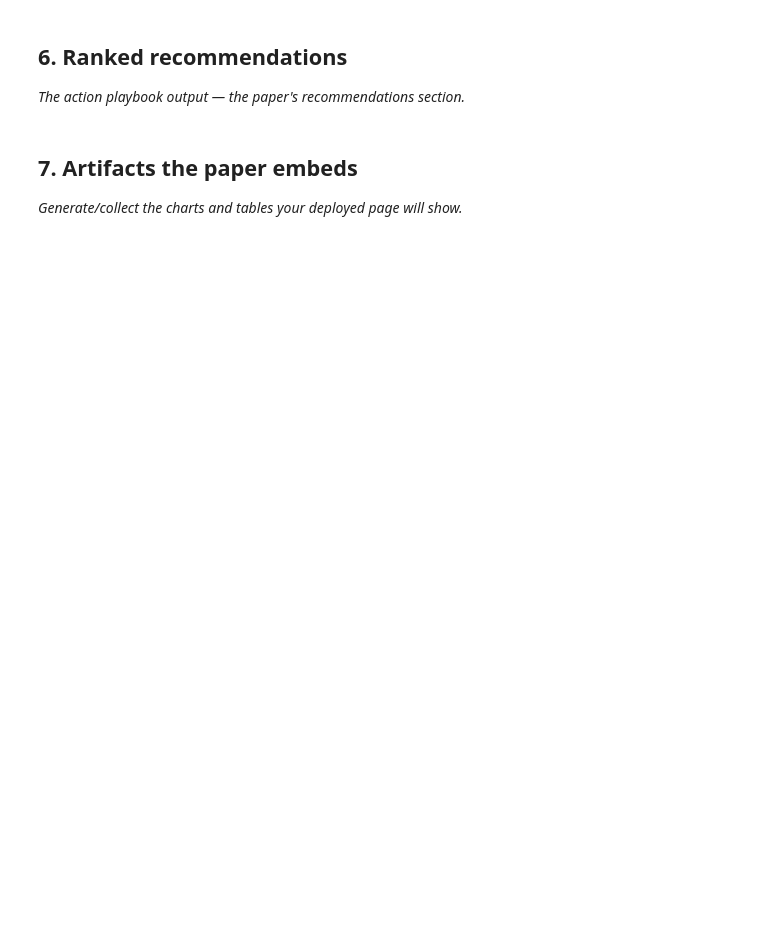
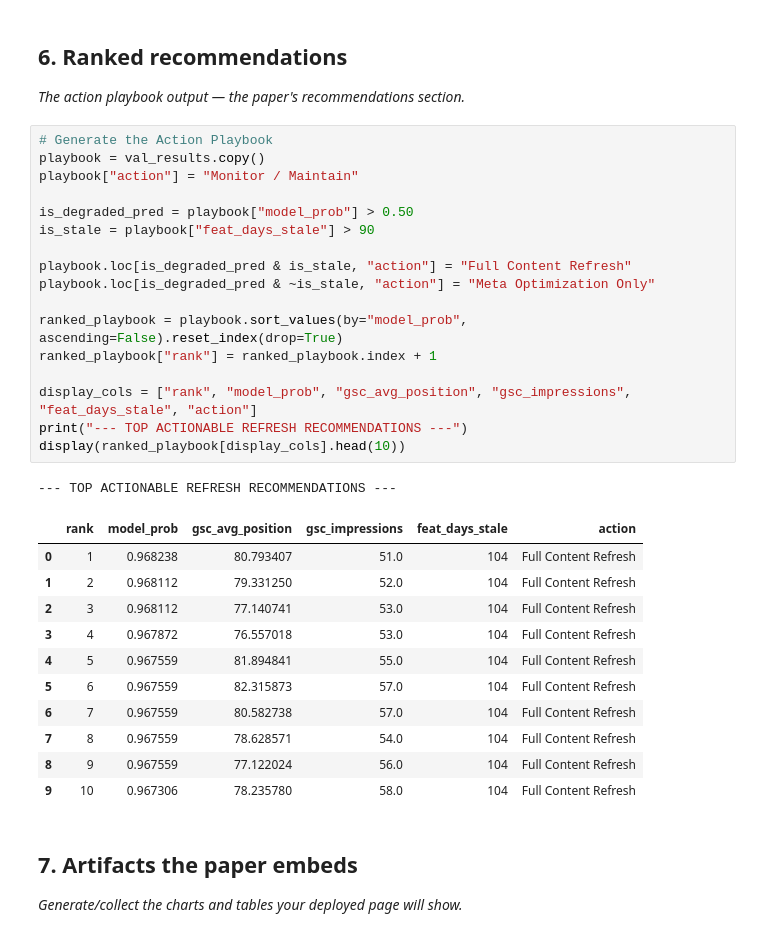
Before and after one commit to Yashraj-mlrobo/flyrank-task-1, a Jupyter notebook: work/notebooks/capstone.ipynb, the cells around one changed output. Drawn from its saved outputs; the diff is of its cells as text; blank space fills up the shorter version.

```diff
--- a/work/notebooks/capstone.ipynb
+++ b/work/notebooks/capstone.ipynb
@@ -30,6 +300,36 @@ This skeleton is yours to fill. Work the sections **in order** — each one has
 ## 6. Ranked recommendations
 
 *The action playbook output — the paper's recommendations section.*
+# %%
+# Generate the Action Playbook
+playbook = val_results.copy()
+playbook["action"] = "Monitor / Maintain"
+
+is_degraded_pred = playbook["model_prob"] > 0.50
+is_stale = playbook["feat_days_stale"] > 90
+
+playbook.loc[is_degraded_pred & is_stale, "action"] = "Full Content Refresh"
+playbook.loc[is_degraded_pred & ~is_stale, "action"] = "Meta Optimization Only"
+
+ranked_playbook = playbook.sort_values(by="model_prob", ascending=False).reset_index(drop=True)
+ranked_playbook["rank"] = ranked_playbook.index + 1
+
+display_cols = ["rank", "model_prob", "gsc_avg_position", "gsc_impressions", "feat_days_stale", "action"]
+print("--- TOP ACTIONABLE REFRESH RECOMMENDATIONS ---")
+display(ranked_playbook[display_cols].head(10))
+# %% [output]
+--- TOP ACTIONABLE REFRESH RECOMMENDATIONS ---
+|  | rank | model_prob | gsc_avg_position | gsc_impressions | feat_days_stale | action |
+| 0 | 1 | 0.968238 | 80.793407 | 51.0 | 104 | Full Content Refresh |
+| 1 | 2 | 0.968112 | 79.331250 | 52.0 | 104 | Full Content Refresh |
+| 2 | 3 | 0.968112 | 77.140741 | 53.0 | 104 | Full Content Refresh |
+| 3 | 4 | 0.967872 | 76.557018 | 53.0 | 104 | Full Content Refresh |
+| 4 | 5 | 0.967559 | 81.894841 | 55.0 | 104 | Full Content Refresh |
+| 5 | 6 | 0.967559 | 82.315873 | 57.0 | 104 | Full Content Refresh |
+| 6 | 7 | 0.967559 | 80.582738 | 57.0 | 104 | Full Content Refresh |
+| 7 | 8 | 0.967559 | 78.628571 | 54.0 | 104 | Full Content Refresh |
+| 8 | 9 | 0.967559 | 77.122024 | 56.0 | 104 | Full Content Refresh |
+| 9 | 10 | 0.967306 | 78.235780 | 58.0 | 104 | Full Content Refresh |
 # %% [markdown]
 ## 7. Artifacts the paper embeds
 
```
Also changed, not shown: parts of 14 cells of this notebook.
